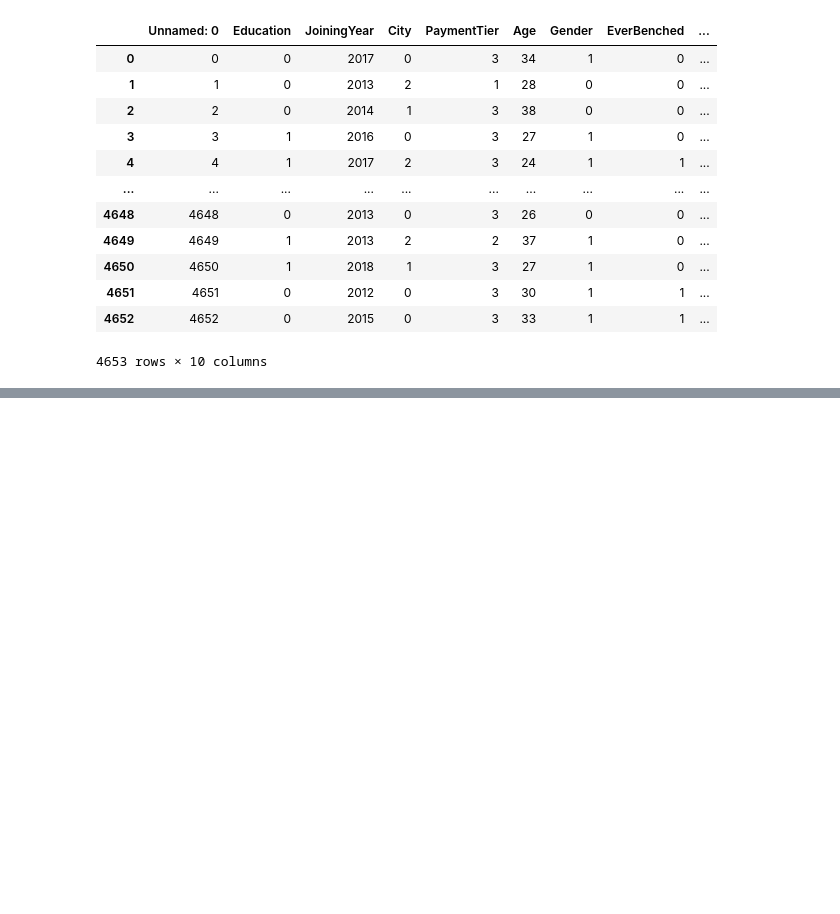
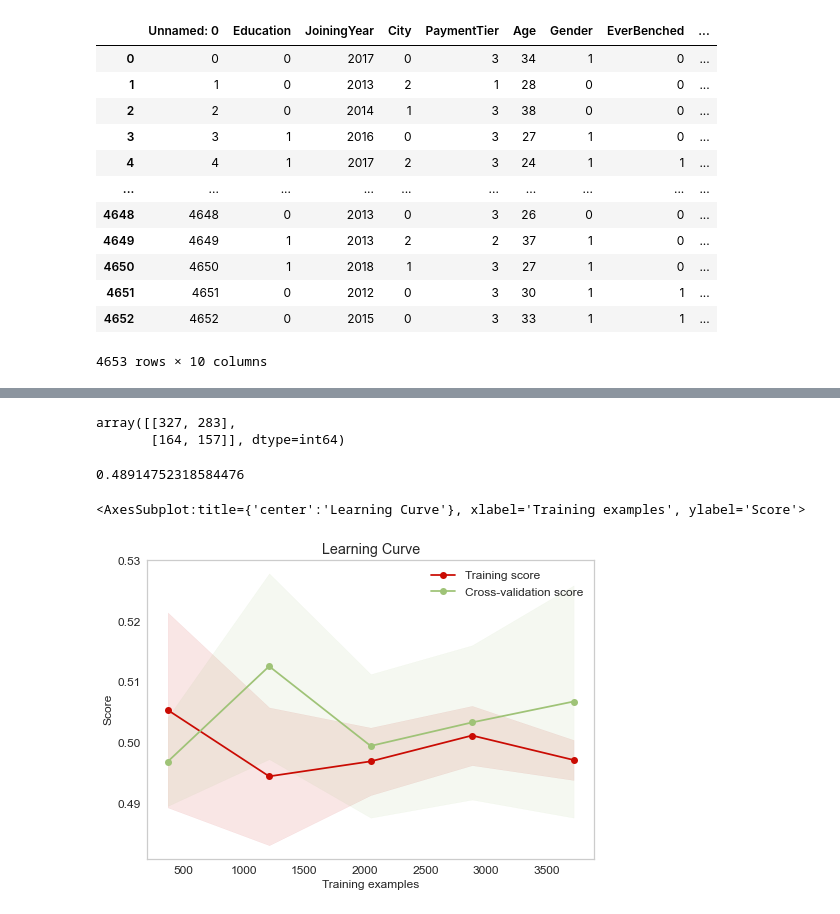
Before and after one commit to EdenLecarpentier/employes_are_leaving, a Jupyter notebook: MODEL_notebook.ipynb, the cells around one changed output, grey strips where cells are left out. Drawn from its saved outputs; the diff is of its cells as text; code cells hidden in the pictures; blank space fills up the shorter version.

```diff
--- a/MODEL_notebook.ipynb
+++ b/MODEL_notebook.ipynb
@@ -37,3 +64,6 @@ ITERATION
 # %%
-preprocessing = Pipeline(steps=[
+preprocessing_ss = Pipeline(steps=[
+    ('normal', StandardScaler())])
+
+preprocessing_mms = Pipeline(steps=[
    ('Minmax',MinMaxScaler())])
@@ -43,2 +69,0 @@ pipeline_logistic = Pipeline(steps = [['preprocess', preprocessing],
-# %%
-pipeline_logistic.fit(X_train , y_train)
@@ -48,12 +70,8 @@ Pipeline(steps=[('preprocess', Pipeline(steps=[('Minmax', MinMaxScaler())])),
 # %%
-scores = cross_val_score(estimator=pipeline_logistic,
-                        X = X_train ,
-                        y = y_train ,
-                        cv=5,
-                        n_jobs=2)
+pipeline_DC = Pipeline(steps = [['preprocess_min_max_scaler', preprocessing_mms],
+                                    ["preprocess_standardScaler" , preprocessing_ss],
+                                    ['classifier', DummyClassifier(strategy="uniform")]
+                                     ])
 # %%
-y_pred_logistic = pipeline_logistic.predict(X_test)
-print("accuracy train : %.3f"%pipeline_logistic.score(X_train , y_train))
-print("cross_validation : %.3f"%scores.mean())
-print("accuracy test : %.3f"%pipeline_logistic.score(X_test , y_test))
+pipeline_DC.fit(X_train , y_train)
 # %% [output]
@@ -62,0 +102,15 @@ accuracy test : 0.714
+# %%
+confusion_matrix(y_test, y_pred_DC)
+# %% [output]
+array([[327, 283],
+       [164, 157]], dtype=int64)
+# %%
+cv = cross_validate(pipeline_DC , X , y)
+cv["test_score"].mean()
+# %% [output]
+0.48914752318584476
+# %%
+plot_learning_curve(pipeline_DC, X, y)
+# %% [output]
+<AxesSubplot:title={'center':'Learning Curve'}, xlabel='Training examples', ylabel='Score'>
+[figure, added]
```
Also changed, not shown: parts of 76 cells of this notebook, 3 other files.
